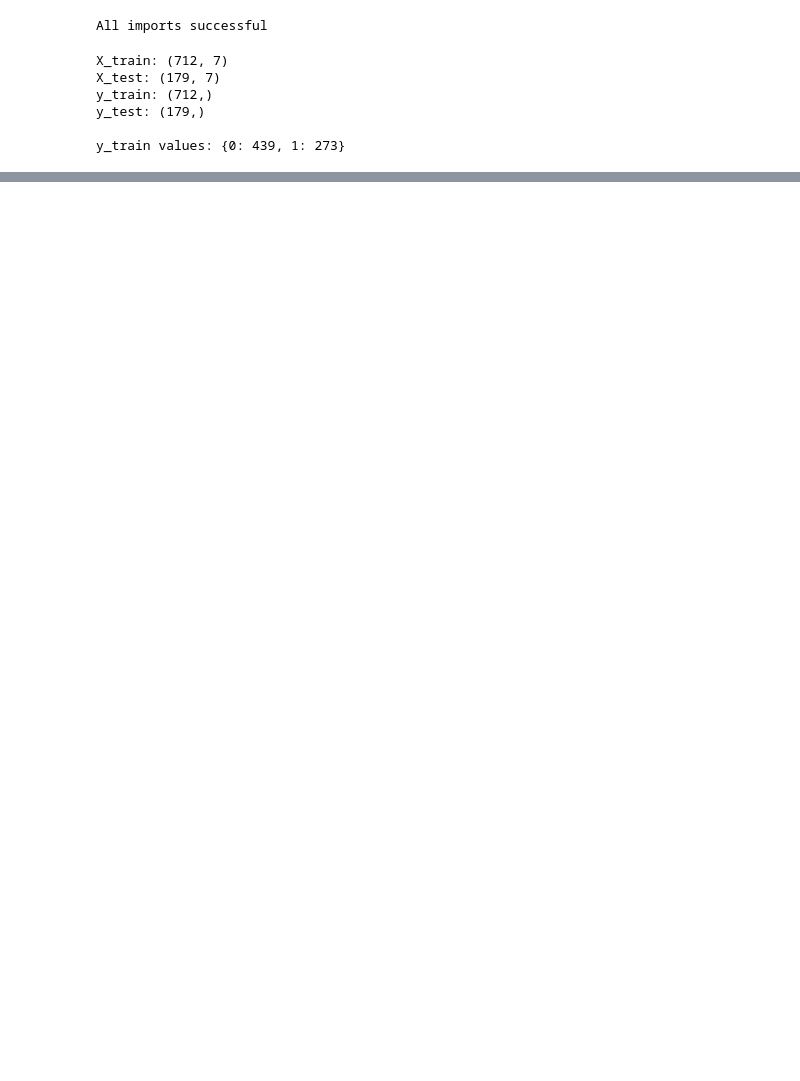
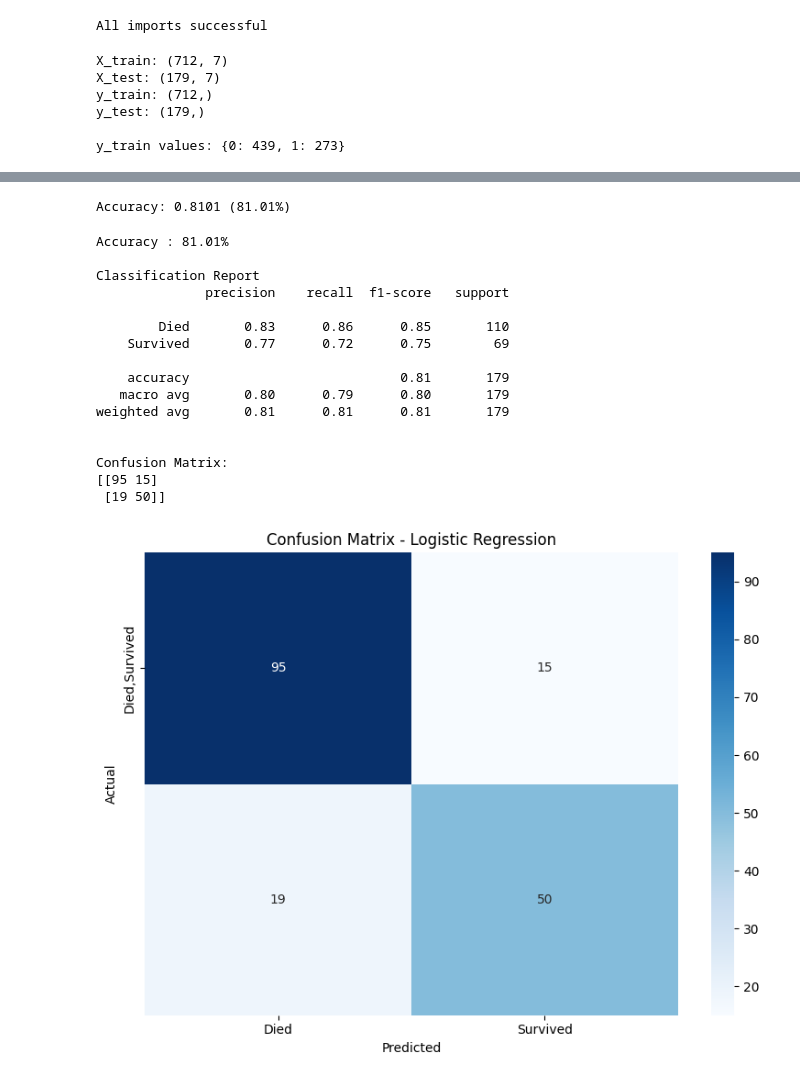
Before and after one commit to Anurag-Singh2004/ml-pipeline, a Jupyter notebook: notebooks/01_baseline_model.ipynb, the cells around one changed output, grey strips where cells are left out. Saved outputs shown, nothing was run; the diff lists cells and outputs as text; code cells hidden in the pictures; blank space fills up the shorter version.

```diff
--- a/notebooks/01_baseline_model.ipynb
+++ b/notebooks/01_baseline_model.ipynb
@@ -35,0 +91,14 @@ y_train values: {0: 439, 1: 273}
+# %%
+#make predictions on test set
+y_pred = lr_model.predict(X_test)
+
+#also get probabilities
+y_pred_proba = lr_model.predict_proba(X_test)
+
+print(f"Predictions shape: {y_pred.shape}")
+print(f"First 10 predictions: {y_pred[:10]}")
+print(f"\nFirst 3 probabilities:")
+print(f"[died_prob, survived_prob]")
+
+for i in range(3):
+    print(f"Passenger {i}: {y_pred_proba[i]}")
@@ -35,0 +114,52 @@ y_train values: {0: 439, 1: 273}
+# %%
+from sklearn.metrics import (accuracy_score, classification_report, confusion_matrix)
+
+#accuracy = correct predictions/total predictions
+accuracy = accuracy_score(y_test, y_pred)
+print(f"Accuracy: {accuracy:.4f} ({accuracy*100:.2f}%)")
+# %% [output]
+Accuracy: 0.8101 (81.01%)
+# %%
+#full eavluation
+print(f"Accuracy : {accuracy_score(y_test, y_pred)*100:.2f}%")
+print(f"\nClassification Report")
+print(classification_report(y_test,y_pred, target_names=['Died','Survived']))
+
+print(f"\nConfusion Matrix:")
+cm = confusion_matrix(y_test,y_pred)
+print(cm)
+
+#visualize confusion matrix
+plt.figure(figsize=(8,6))
+sns.heatmap(
+    cm,
+    annot=True,
+    fmt='d',
+    cmap='Blues',
+    xticklabels=['Died','Survived'],
+    yticklabels=['Died,Survived']
+)
+plt.title('Confusion Matrix - Logistic Regression')
+plt.ylabel('Actual')
+plt.xlabel('Predicted')
+plt.tight_layout()
+plt.savefig('../outputs/02_confusion_matrix.png')
+plt.show()
+# %% [output]
+Accuracy : 81.01%
+
+Classification Report
+              precision    recall  f1-score   support
+
+        Died       0.83      0.86      0.85       110
+    Survived       0.77      0.72      0.75        69
+
+    accuracy                           0.81       179
+   macro avg       0.80      0.79      0.80       179
+weighted avg       0.81      0.81      0.81       179
+
+
+Confusion Matrix:
+[[95 15]
+ [19 50]]
+[figure, added]
```
Also changed, not shown: parts of 4 cells of this notebook, 2 other files.
